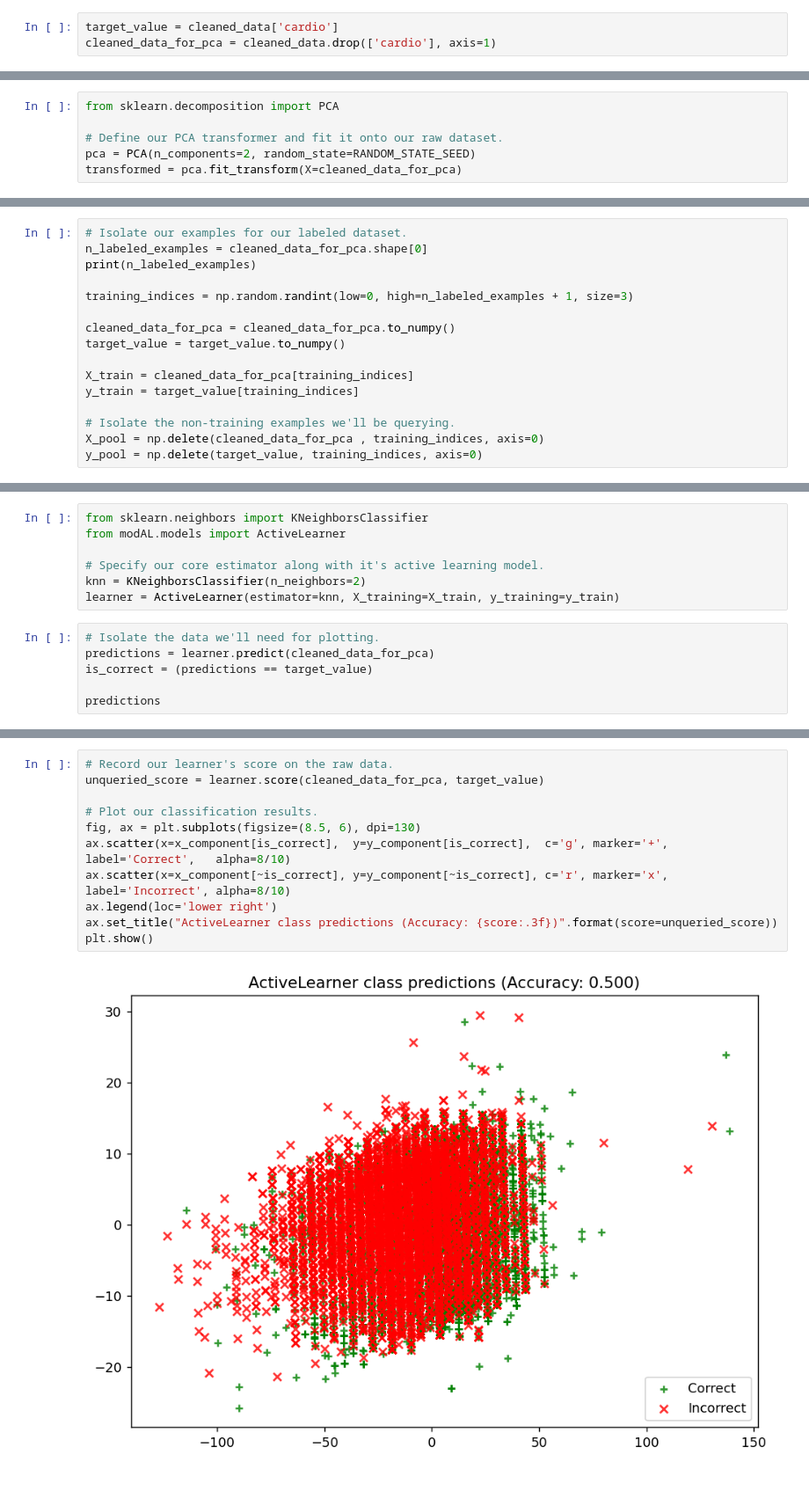
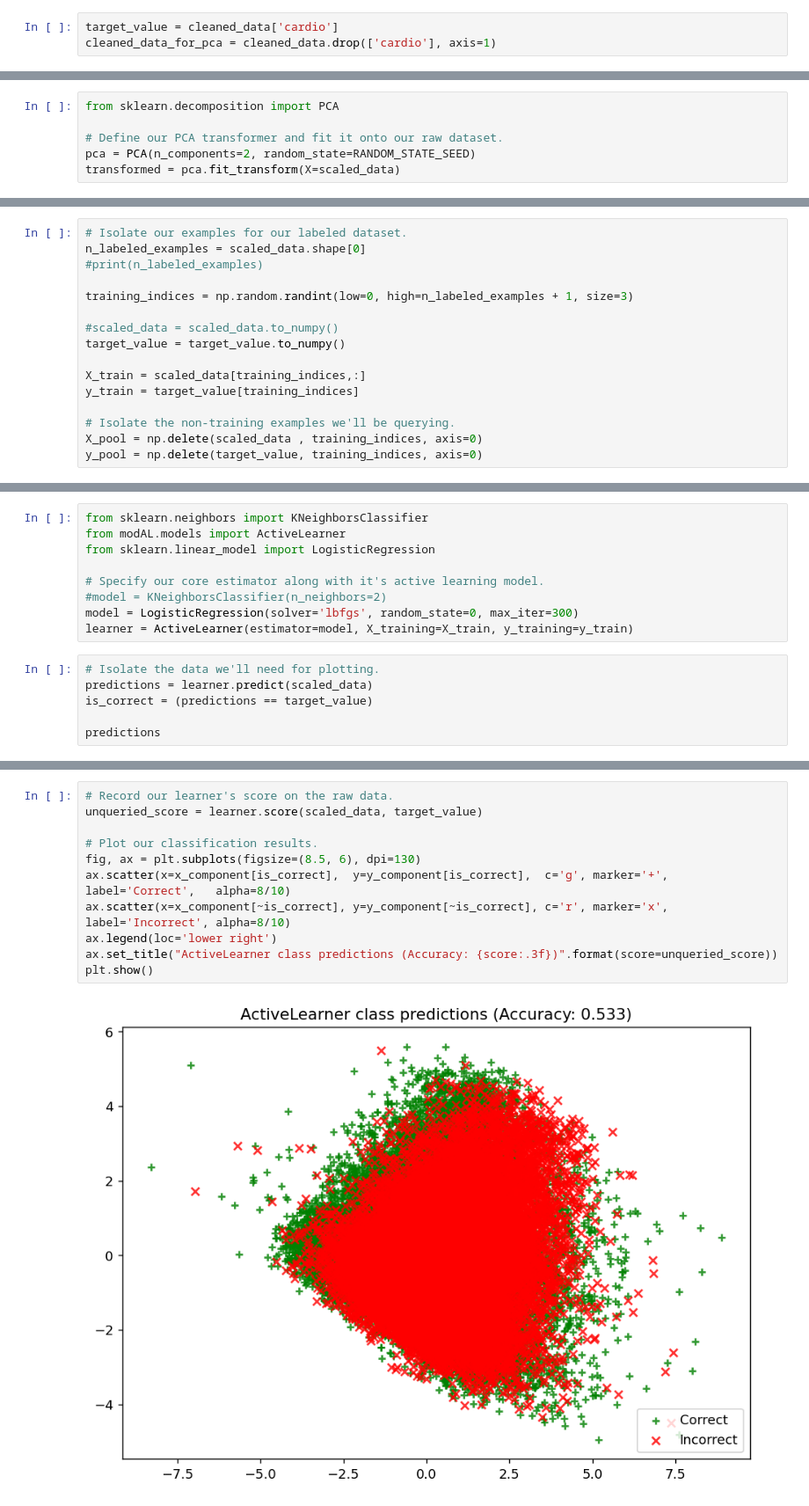
Before and after one commit to LeoVogiatzis/medical_data_analysis, a Jupyter notebook: notebooks/Pool_based_sampling_Active_Learning.ipynb, the cells around one changed output, grey strips where cells are left out. Shown at 88% size. Drawn from its saved outputs; the diff is of its cells as text.

Commit message:
Some fixes on the Pool based AL
Some fixes on the Pool based AL

```diff
--- a/notebooks/Pool_based_sampling_Active_Learning.ipynb
+++ b/notebooks/Pool_based_sampling_Active_Learning.ipynb
@@ -161,7 +159,7 @@ from sklearn.decomposition import PCA
 
 # Define our PCA transformer and fit it onto our raw dataset.
 pca = PCA(n_components=2, random_state=RANDOM_STATE_SEED)
-transformed = pca.fit_transform(X=cleaned_data_for_pca)
+transformed = pca.fit_transform(X=scaled_data)
 # %%
 %matplotlib inline
 import matplotlib as mpl
@@ -180,16 +178,16 @@ plt.show()
 # %%
 # Isolate our examples for our labeled dataset.
-n_labeled_examples = cleaned_data_for_pca.shape[0]
-print(n_labeled_examples)
+n_labeled_examples = scaled_data.shape[0]
+#print(n_labeled_examples)
 
 training_indices = np.random.randint(low=0, high=n_labeled_examples + 1, size=3)
 
-cleaned_data_for_pca = cleaned_data_for_pca.to_numpy()
+#scaled_data = scaled_data.to_numpy()
 target_value = target_value.to_numpy()
 
-X_train = cleaned_data_for_pca[training_indices]
+X_train = scaled_data[training_indices,:]
 y_train = target_value[training_indices]
 
 # Isolate the non-training examples we'll be querying.
-X_pool = np.delete(cleaned_data_for_pca , training_indices, axis=0)
+X_pool = np.delete(scaled_data , training_indices, axis=0)
 y_pool = np.delete(target_value, training_indices, axis=0)
@@ -198,13 +194,15 @@ y_pool = np.delete(target_value, training_indices, axis=0)
 # %%
 from sklearn.neighbors import KNeighborsClassifier
 from modAL.models import ActiveLearner
+from sklearn.linear_model import LogisticRegression
 
 # Specify our core estimator along with it's active learning model.
-knn = KNeighborsClassifier(n_neighbors=2)
-learner = ActiveLearner(estimator=knn, X_training=X_train, y_training=y_train)
+#model = KNeighborsClassifier(n_neighbors=2)
+model = LogisticRegression(solver='lbfgs', random_state=0, max_iter=300)
+learner = ActiveLearner(estimator=model, X_training=X_train, y_training=y_train)
 # %%
 # Isolate the data we'll need for plotting.
-predictions = learner.predict(cleaned_data_for_pca)
+predictions = learner.predict(scaled_data)
 is_correct = (predictions == target_value)
 
 predictions
@@ -213,14 +211,14 @@ array([0, 0, 0, ..., 0, 0, 0])
 # %%
 # Record our learner's score on the raw data.
-unqueried_score = learner.score(cleaned_data_for_pca, target_value)
+unqueried_score = learner.score(scaled_data, target_value)
 
 # Plot our classification results.
 fig, ax = plt.subplots(figsize=(8.5, 6), dpi=130)
 ax.scatter(x=x_component[is_correct],  y=y_component[is_correct],  c='g', marker='+', label='Correct',   alpha=8/10)
 ax.scatter(x=x_component[~is_correct], y=y_component[~is_correct], c='r', marker='x', label='Incorrect', alpha=8/10)
 ax.legend(loc='lower right')
 ax.set_title("ActiveLearner class predictions (Accuracy: {score:.3f})".format(score=unqueried_score))
 plt.show()
 # %% [output]
-[figure, old version]
+[figure, new version]
 # %%
```
Also changed, not shown: parts of 8 cells of this notebook.
